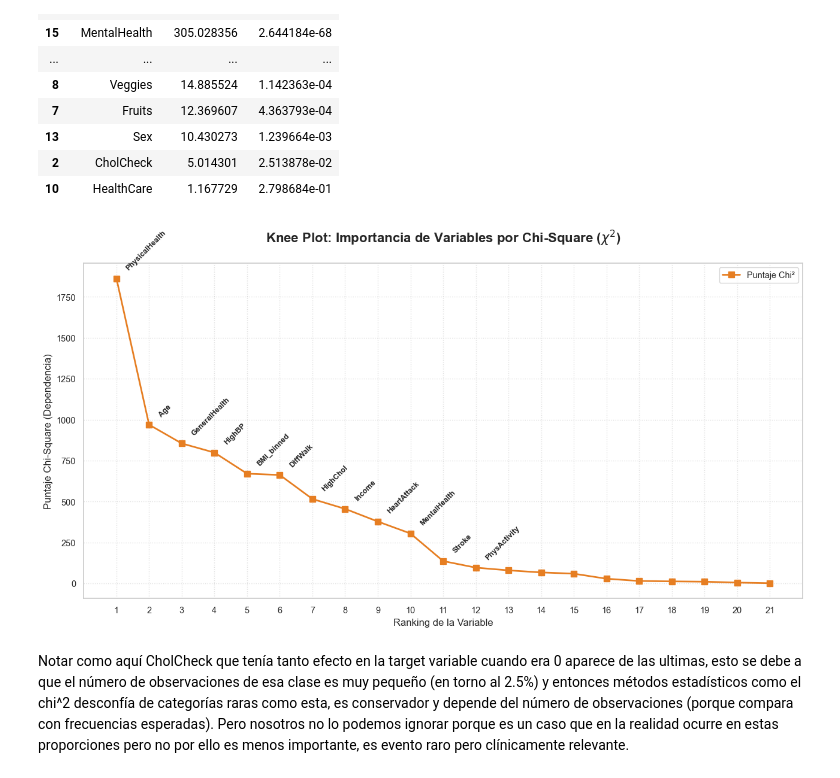
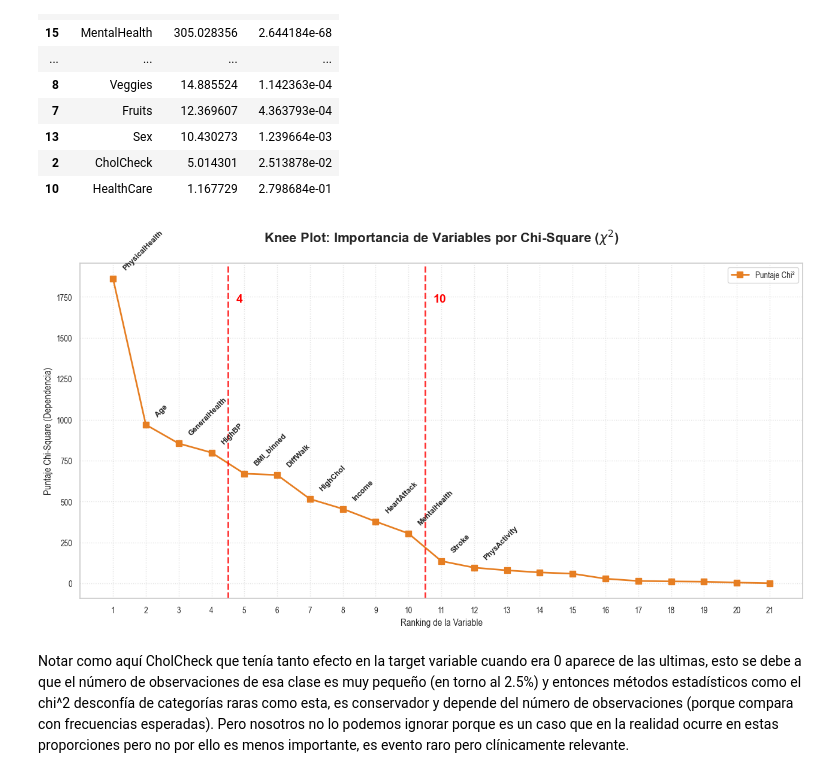
Before and after one commit to Juliahquintas/Master_Ass2_DataProcesses, a Jupyter notebook: code/code.ipynb, the cells around one changed output. Cells and saved outputs as stored; diff of their text form; code cells hidden in the pictures.

```diff
--- a/code/code.ipynb
+++ b/code/code.ipynb
@@ -1099,34 +1099,48 @@ Resultados de la importancia de variables (Chi-Square):
 # 1. Preparar los datos del ranking (ya están ordenados en tu scores_df)
 scores_chi2 = scores_df['Puntaje_Chi2'].values
 nombres_vars = scores_df['Variable'].values
 rankings = range(1, len(scores_chi2) + 1)
 
 # 2. Crear la figura
 plt.figure(figsize=(13, 7))
 
 # Dibujar la línea de codo
 plt.plot(rankings, scores_chi2, marker='s', linestyle='-', color='#e67e22',
          linewidth=2, markersize=7, label='Puntaje Chi²')
 
 # 3. Etiquetar las variables más importantes para identificarlas rápido
 for i, txt in enumerate(nombres_vars[:12]): # Etiquetamos las primeras 12
     plt.annotate(txt, (rankings[i], scores_chi2[i]),
                  xytext=(10, 10), textcoords='offset points',
                  fontsize=9, fontweight='bold', rotation=45)
 
+
 # 4. Configuración estética
 plt.title("Knee Plot: Importancia de Variables por Chi-Square ($\chi^2$)", fontsize=16, weight='bold', pad=25)
 plt.xlabel("Ranking de la Variable", fontsize=12)
 plt.ylabel("Puntaje Chi-Square (Dependencia)", fontsize=12)
 plt.xticks(rankings) # Muestra todos los números del 1 al 21
 plt.grid(axis='both', linestyle=':', alpha=0.6)
 plt.legend()
 
+# 5. Líneas verticales de corte sugeridas
+plt.axvline(x=4.5, color='red', linestyle='--', linewidth=2, alpha=0.8)
+plt.axvline(x=10.5, color='red', linestyle='--', linewidth=2, alpha=0.8)
+
+# Etiquetas de los cortes
+plt.text(4.5 + 0.25, max(scores_chi2)*0.95, '4',
+         color='red', fontsize=14, fontweight='bold',
+         ha='left', va='top')
+
+plt.text(10.5 + 0.25, max(scores_chi2)*0.95, '10',
+         color='red', fontsize=14, fontweight='bold',
+         ha='left', va='top')
+
 # Añadir una zona de "corte" sugerida si se ve un cambio brusco
 plt.tight_layout()
 plt.show()
 # %% [output]
-[figure, old version]
+[figure, new version]
 # %% [markdown]
 Notar como aquí CholCheck que tenía tanto efecto en la target variable cuando era 0 aparece de las ultimas, esto se debe a que el número de observaciones de esa clase es muy pequeño (en torno al 2.5%) y entonces métodos estadísticos como el chi^2 desconfía de categorías raras como esta, es conservador y depende del número de observaciones (porque compara con frecuencias esperadas). Pero nosotros no lo podemos ignorar porque es un caso que en la realidad ocurre en estas proporciones pero no por ello es menos importante, es evento raro pero clínicamente relevante.
 # %% [markdown]
```
Also changed, not shown: parts of 6 cells of this notebook, 1 other file.
